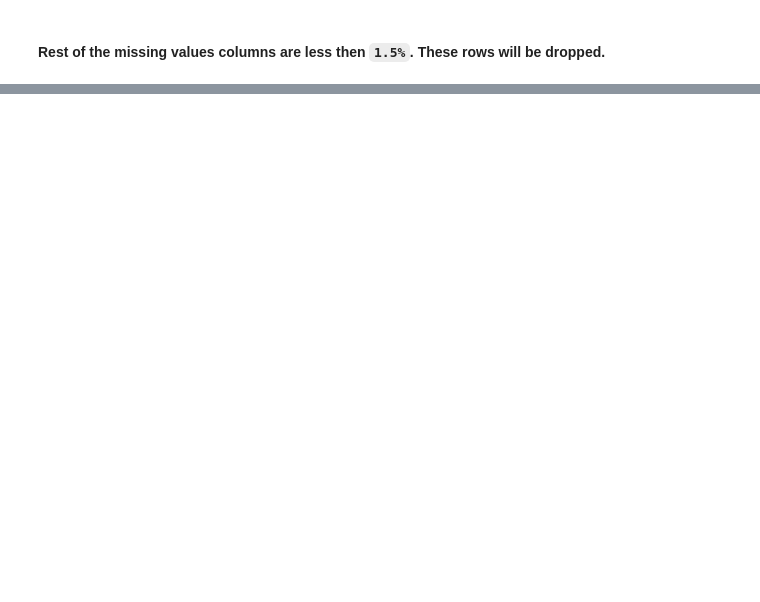
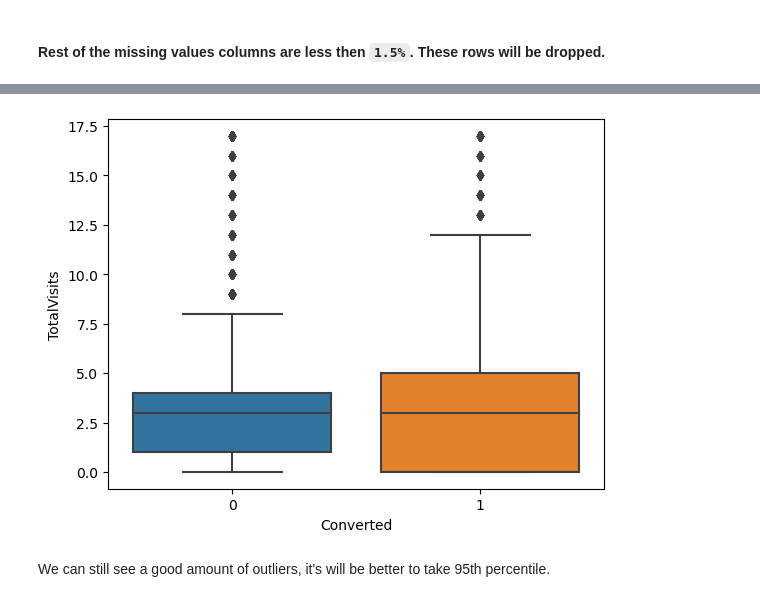
Before and after one commit to PrasunPK/lead-scoring-case-study, a Jupyter notebook: Case+Study.ipynb, the cells around one changed output, grey strips where cells are left out. Drawn from its saved outputs; the diff is of its cells as text; code cells hidden in the pictures; blank space fills up the shorter version.

```diff
--- a/Case+Study.ipynb
+++ b/Case+Study.ipynb
@@ -204,0 +571,11 @@ plt.show()
+# %%
+quantile = leads.TotalVisits.quantile([0.05, 0.99]).values
+leads.TotalVisits[leads.TotalVisits <= quantile[0]] = quantile[0]
+leads.TotalVisits[leads.TotalVisits >= quantile[1]] = quantile[1]
+# %%
+sns.boxplot(data=leads, x="Converted", y='TotalVisits')
+plt.show()
+# %% [output]
+[figure, added]
+# %% [markdown]
+We can still see a good amount of outliers, it's will be better to take 95th percentile.
```
Also changed, not shown: parts of 86 cells of this notebook.
